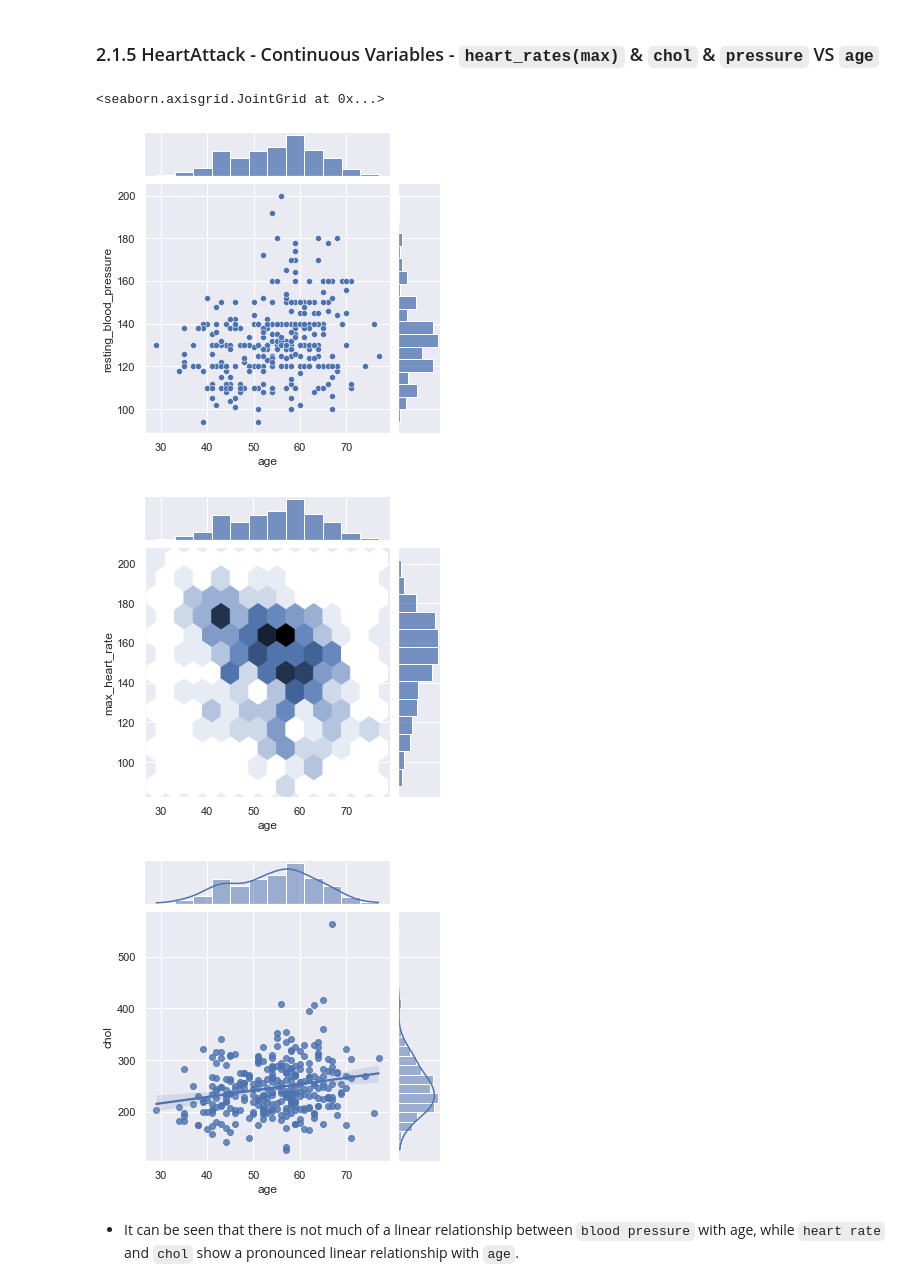
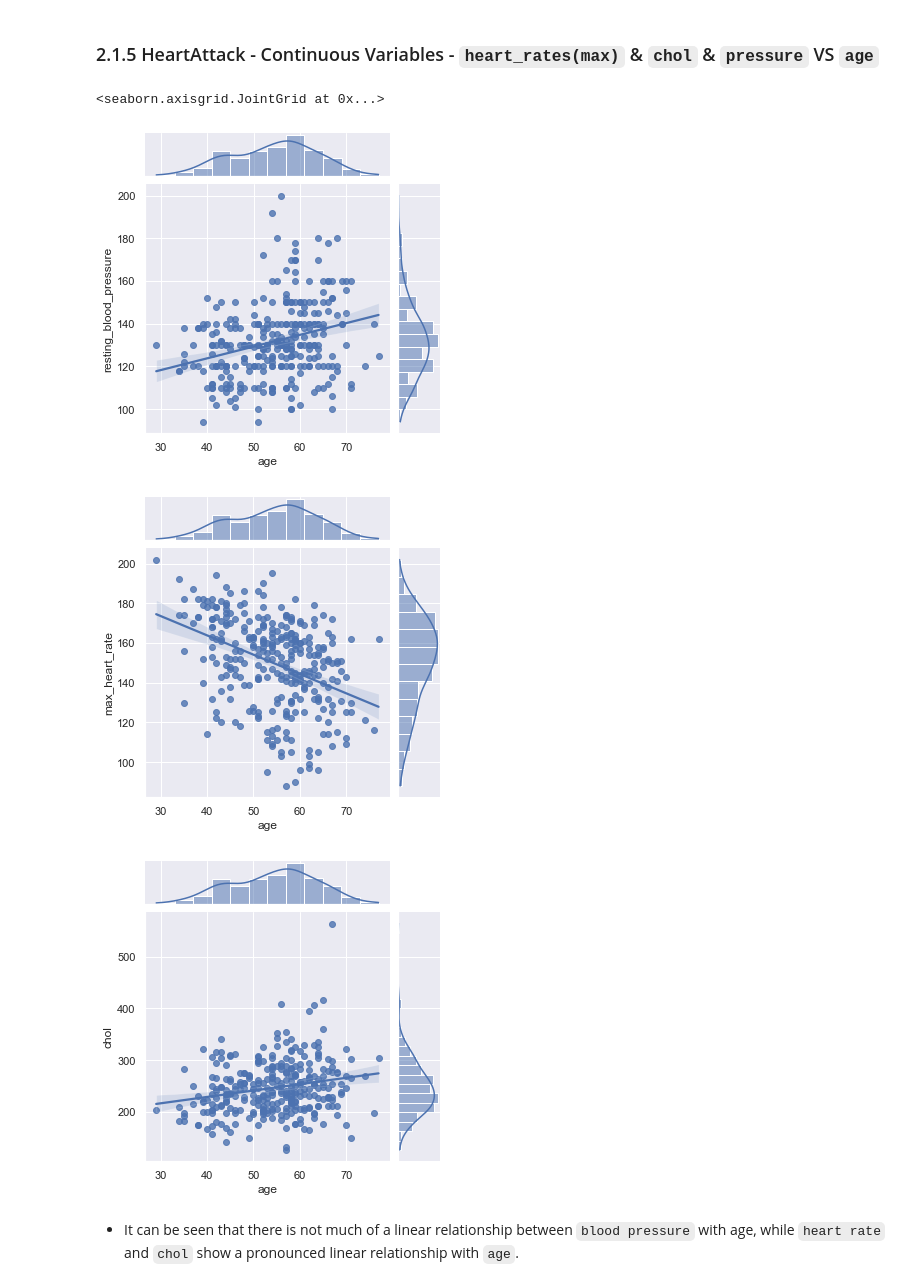
Before and after one commit to xJQx/bc2406-project, a Jupyter notebook: exploratory-data-analysis_2.ipynb, the cells around one changed output. Drawn from its saved outputs; the diff is of its cells as text; code cells hidden in the pictures.

```diff
--- a/exploratory-data-analysis_2.ipynb
+++ b/exploratory-data-analysis_2.ipynb
@@ -71,0 +90,5 @@ memory usage: 28.4 KB
+# %%
+cols = heart_atk_clean_df.columns.tolist()
+cols = cols[:-2] + cols[-1:] + cols[-2:-1]
+heart_atk_clean_df =  heart_atk_clean_df[cols]
+heart_atk_clean_df.info()
@@ -162,15 +231,15 @@ ax[1].set_xlim(70,210)
 # %%
 import matplotlib.gridspec as gridspec
 
-sb.jointplot(x = heart_atk_clean_df['age'], y = heart_atk_clean_df['resting_blood_pressure'], kind = 'scatter', height=5)
+sb.jointplot(x = heart_atk_clean_df['age'], y = heart_atk_clean_df['resting_blood_pressure'], kind = 'reg', height=5)
 
-sb.jointplot(x = heart_atk_clean_df['age'], y = heart_atk_clean_df['max_heart_rate'], kind = 'hex', height=5)
+sb.jointplot(x = heart_atk_clean_df['age'], y = heart_atk_clean_df['max_heart_rate'], kind = 'reg', height=5)
 
 sb.jointplot(x = heart_atk_clean_df['age'], y = heart_atk_clean_df['chol'], kind = 'reg', height=5)
 # %% [output]
 <seaborn.axisgrid.JointGrid at 0x...>
-[figure, old version]
+[figure, new version]
-[figure, old version]
+[figure, new version]
 [figure]
 # %% [markdown]
 - It can be seen that there is not much of a linear relationship between `blood pressure` with age, while `heart rate` and `chol` show a pronounced linear relationship with `age`.
```
Also changed, not shown: parts of 25 cells of this notebook, 1 other file.
